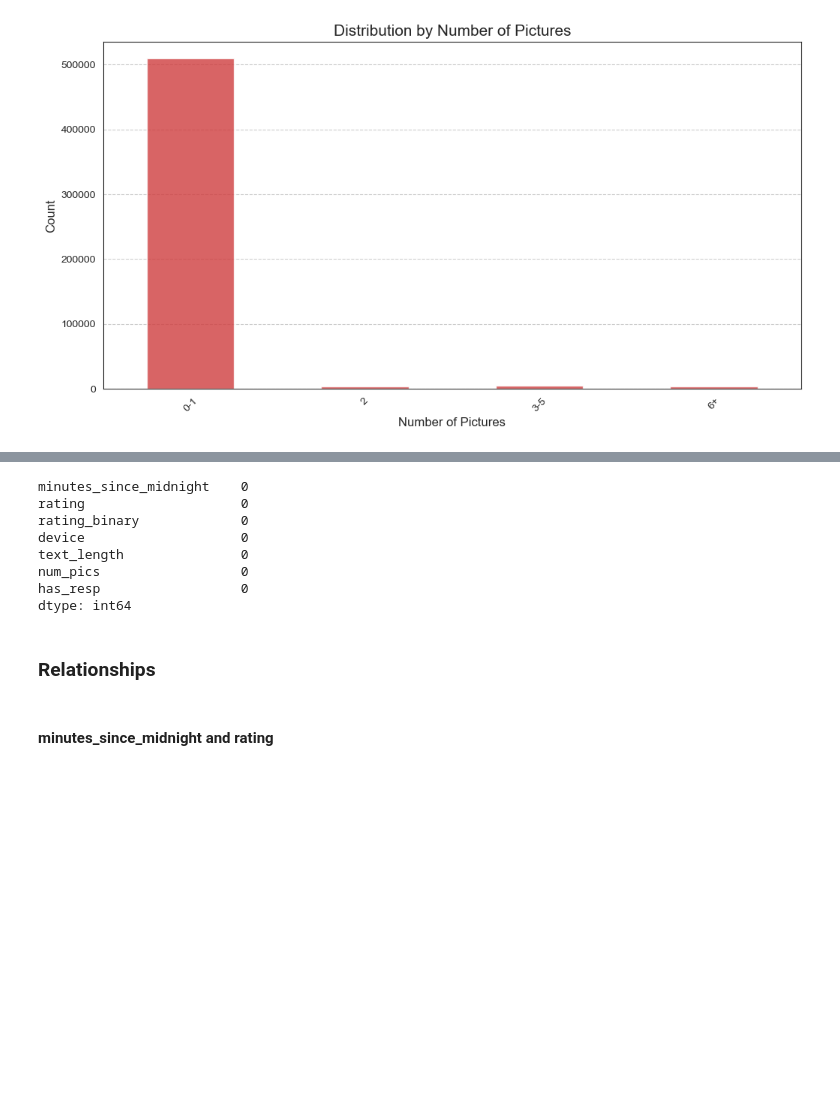
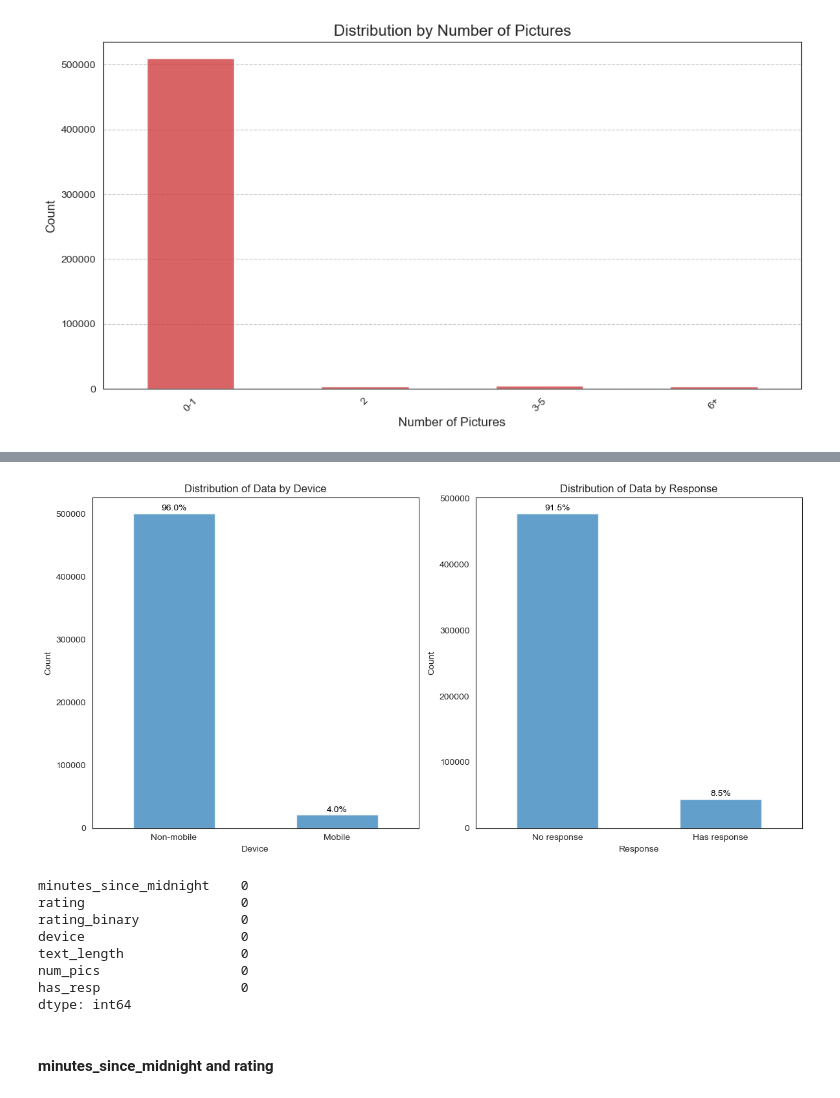
Before and after one commit to SkywingsWang/Masters-Degree-Dissertation, a Jupyter notebook: dissertation.ipynb, the cells around one changed output, grey strips where cells are left out. Saved outputs shown, nothing was run; the diff lists cells and outputs as text; code cells hidden in the pictures; blank space fills up the shorter version.

```diff
--- a/dissertation.ipynb
+++ b/dissertation.ipynb
@@ -371,3 +369,36 @@ plt.show()
+# %%
+fig, axes = plt.subplots(1, 2, figsize=(12, 6))
+
+# Plot for device
+counts_device = data_modified['device'].value_counts().sort_index()
+counts_device.plot(kind='bar', alpha=0.7, ax=axes[0], color='#1f77b4')
+axes[0].set_xlabel('Device')
+axes[0].set_ylabel('Count')
+axes[0].set_title('Distribution of Data by Device')
+axes[0].set_xticklabels(['Non-mobile', 'Mobile'], rotation=0)
+axes[0].set_facecolor('white')
+
+for i, v in enumerate(counts_device):
+    axes[0].text(i, v + 0.01 * counts_device.max(), f'{v / counts_device.sum() * 100:.1f}%', ha='center', color='black')
+
+# Plot for has_resp
+counts_resp = data_modified['has_resp'].value_counts().sort_index()
+counts_resp.plot(kind='bar', alpha=0.7, ax=axes[1], color='#1f77b4')
+axes[1].set_xlabel('Response')
+axes[1].set_ylabel('Count')
+axes[1].set_title('Distribution of Data by Response')
+axes[1].set_xticklabels(['No response', 'Has response'], rotation=0)
+axes[1].set_facecolor('white')
+
+for i, v in enumerate(counts_resp):
+    axes[1].text(i, v + 0.01 * counts_resp.max(), f'{v / counts_resp.sum() * 100:.1f}%', ha='center', color='black')
+
+# Set global plot style
+plt.tight_layout()
+plt.rcParams['axes.facecolor'] = 'white'
+plt.show()
+# %% [output]
+[figure, added]
 # %%
 data_modified = data_modified.filter(['minutes_since_midnight', 'rating', 'rating_binary' , 'device', 'text_length', 'num_pics', 'has_resp'])
 print(data_modified.isnull().sum())
@@ -380,5 +411,3 @@ text_length               0
 num_pics                  0
 has_resp                  0
 dtype: int64
-# %% [markdown]
-### Relationships
```
Also changed, not shown: parts of 58 cells of this notebook.
